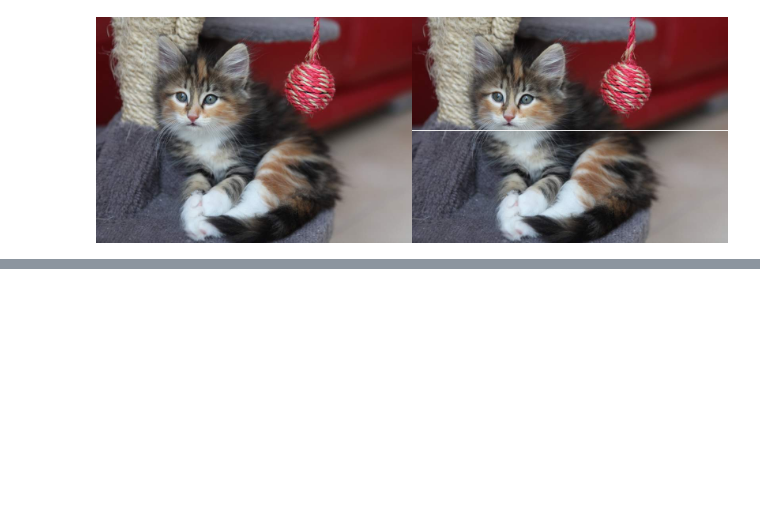
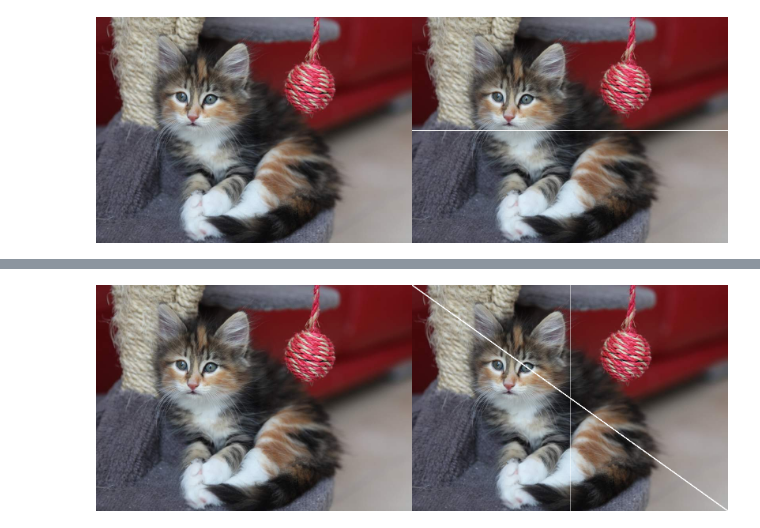
Before and after one commit to Novita20/PCVK_GANJIL_2023, a Jupyter notebook: Week1.ipynb, the cells around one changed output, grey strips where cells are left out. Saved outputs shown, nothing was run; the diff lists cells and outputs as text; code cells hidden in the pictures; blank space fills up the shorter version.

```diff
--- a/Week1.ipynb
+++ b/Week1.ipynb
@@ -69,30 +86,41 @@ cv2_imshow(final_frame)
 # %%
 ##TUGAS
 #1. Buat garis Vertikal dan garis menyilang diagonal pada image keluaran
 
 import cv2
+import requests
 import numpy as np
+from PIL import Image
+from io import BytesIO
 
-# Membaca gambar
-image = cv2.imread("path_to_your_image.jpg")  # Ganti dengan alamat gambar yang sesuai
+# URL gambar
+image_url = "https://placekitten.com/800/571"
+
+# Mengunduh gambar dari URL
+response = requests.get(image_url)
+image_bytes = BytesIO(response.content)
+image_pil = Image.open(image_bytes)
+image = np.array(image_pil)
 
 # Mendapatkan dimensi gambar
-tinggi, lebar, _ = image.shape
+height, width, _ = image.shape
 
 # Membuat salinan gambar dalam format RGB
 image_2 = cv2.cvtColor(image.copy(), cv2.COLOR_BGR2RGB)
 image_3 = cv2.cvtColor(image.copy(), cv2.COLOR_BGR2RGB)
 
 # Garis vertikal tanpa loop
-image_3[:, int(lebar/2)] = [255, 255, 255]
+image_3[:, int(width/2)] = [255, 255, 255]
 
 # Garis diagonal tanpa loop
-cv2.line(image_3, (0, 0), (lebar, tinggi), (255, 255, 255), 2)
+cv2.line(image_3, (0, 0), (width, height), (255, 255, 255), 2)
 
 # Menggabungkan gambar-gambar menjadi satu frame
 final_frame = np.hstack((image_2, image_3))
 
 # Menampilkan gambar
-cv2.imshow("Final Image", final_frame)
+cv2_imshow(final_frame)
 cv2.waitKey(0)
 cv2.destroyAllWindows()
+# %% [output]
+[figure, added]
```
Also changed, not shown: parts of 2 cells of this notebook.
